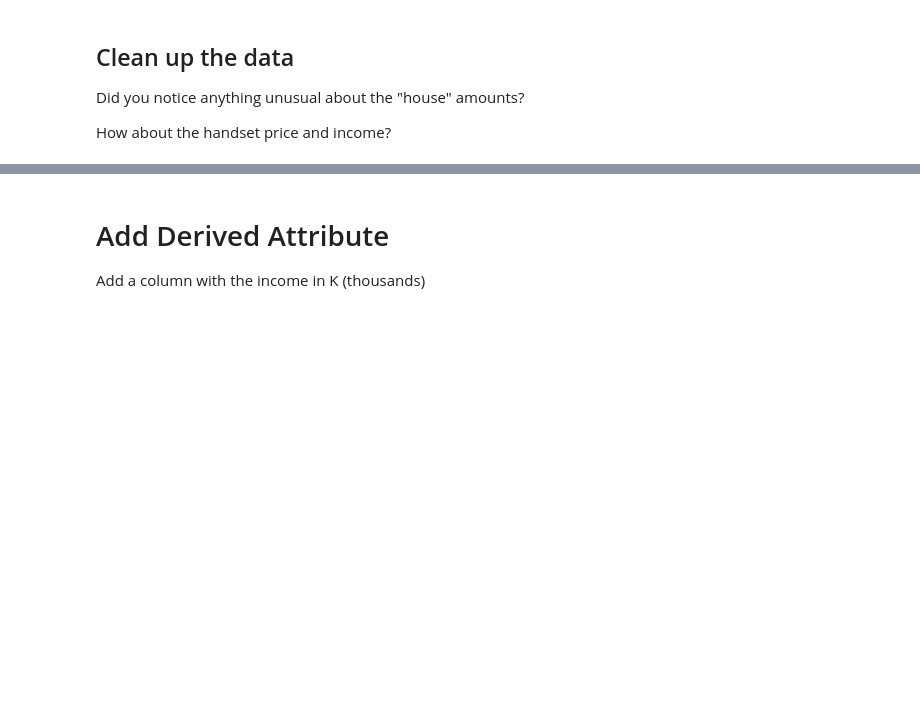
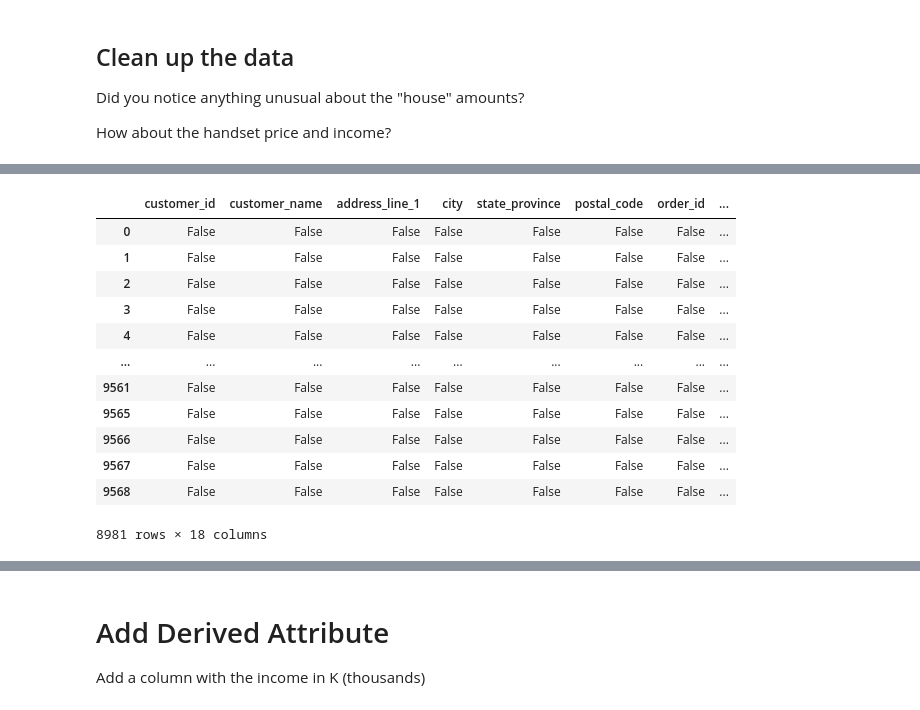
Before and after one commit to JoshFowles/IS-4487-Spring-2023, a Jupyter notebook: Module2_Script_v1_2.ipynb, the cells around one changed output, grey strips where cells are left out. Drawn from its saved outputs; the diff is of its cells as text; code cells hidden in the pictures; blank space fills up the shorter version.

```diff
--- a/Module2_Script_v1_2.ipynb
+++ b/Module2_Script_v1_2.ipynb
@@ -149,0 +133,7 @@ df_clean.describe()
+# %%
+df['total_amount'] = df['total_amount'].str.replace(',' , '')
+df['total_amount'] = df['total_amount'].str.replace('$' , '')
+df['total_amount'] = df['total_amount'].astype('int')
+# %%
+df['product_price'] = df['product_price'].str.replace(',' , '').str.replace('$' , '')
+df['product_price'] = df['product_price'].astype('float')
@@ -149,0 +171,2 @@ df_clean.describe()
+# %%
+df = df.dropna(how='any',axis=0)
@@ -149,0 +187,16 @@ df_clean.describe()
+# %%
+df.isnull()
+# %% [output]
+|  | customer_id | customer_name | address_line_1 | city | state_province | postal_code | order_id | ... |
+| 0 | False | False | False | False | False | False | False | ... |
+| 1 | False | False | False | False | False | False | False | ... |
+| 2 | False | False | False | False | False | False | False | ... |
+| 3 | False | False | False | False | False | False | False | ... |
+| 4 | False | False | False | False | False | False | False | ... |
+| ... | ... | ... | ... | ... | ... | ... | ... | ... |
+| 9561 | False | False | False | False | False | False | False | ... |
+| 9565 | False | False | False | False | False | False | False | ... |
+| 9566 | False | False | False | False | False | False | False | ... |
+| 9567 | False | False | False | False | False | False | False | ... |
+| 9568 | False | False | False | False | False | False | False | ... |
+8981 rows × 18 columns
```
Also changed, not shown: parts of 18 cells of this notebook.
